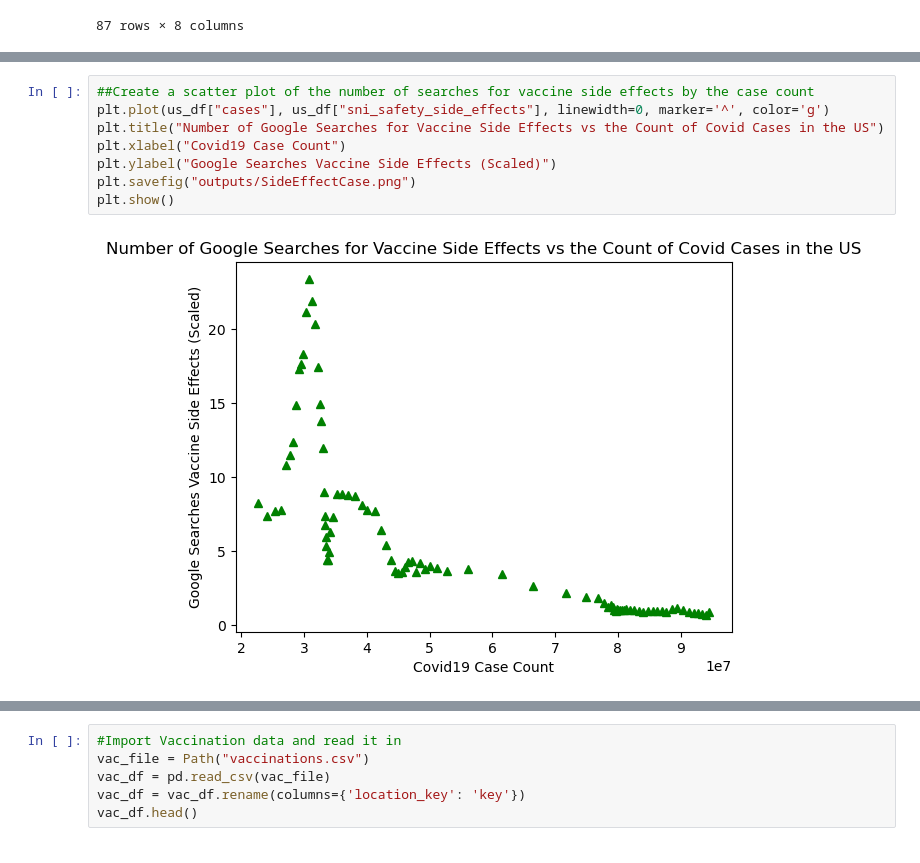
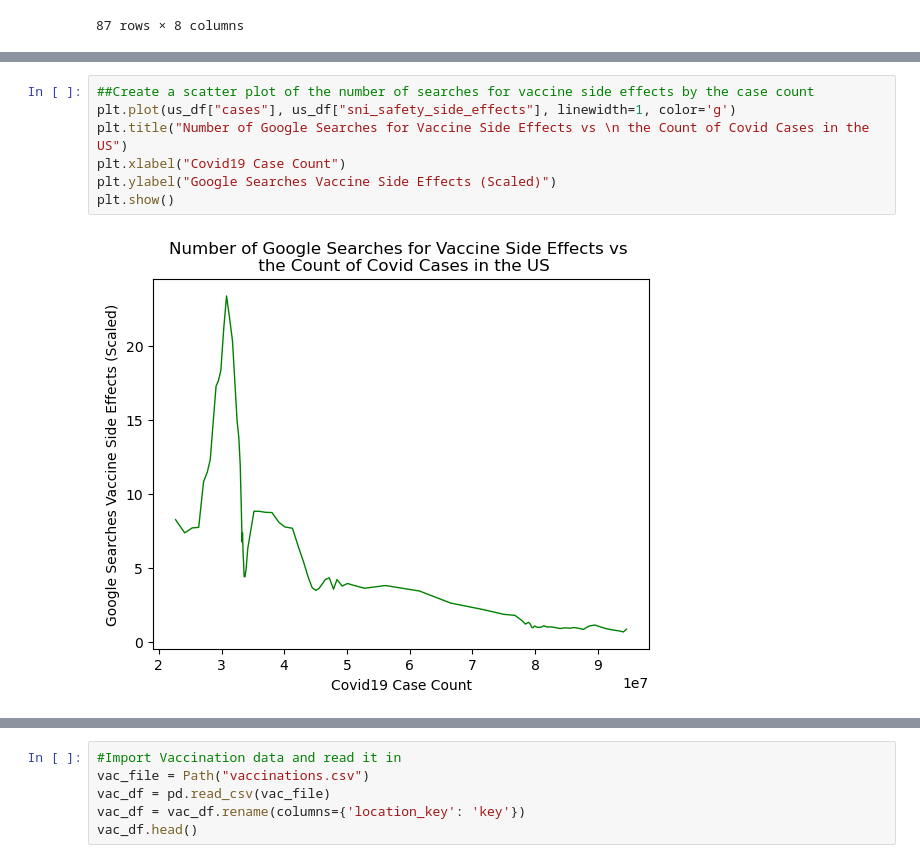
Before and after one commit to agilmore17/Data-Project-1, a Jupyter notebook: DataAnalytics.ipynb, the cells around one changed output, grey strips where cells are left out. Drawn from its saved outputs; the diff is of its cells as text.

```diff
--- a/DataAnalytics.ipynb
+++ b/DataAnalytics.ipynb
@@ -108,10 +104,9 @@ plt.show()
 # %%
 ##Create a scatter plot of the number of searches for vaccine side effects by the case count
-plt.plot(us_df["cases"], us_df["sni_safety_side_effects"], linewidth=0, marker='^', color='g')
-plt.title("Number of Google Searches for Vaccine Side Effects vs the Count of Covid Cases in the US")
+plt.plot(us_df["cases"], us_df["sni_safety_side_effects"], linewidth=1, color='g')
+plt.title("Number of Google Searches for Vaccine Side Effects vs \n the Count of Covid Cases in the US")
 plt.xlabel("Covid19 Case Count")
 plt.ylabel("Google Searches Vaccine Side Effects (Scaled)")
-plt.savefig("outputs/SideEffectCase.png")
 plt.show()
 # %% [output]
-[figure, old version]
+[figure, new version]
```
Also changed, not shown: parts of 15 cells of this notebook, 11 other files.
